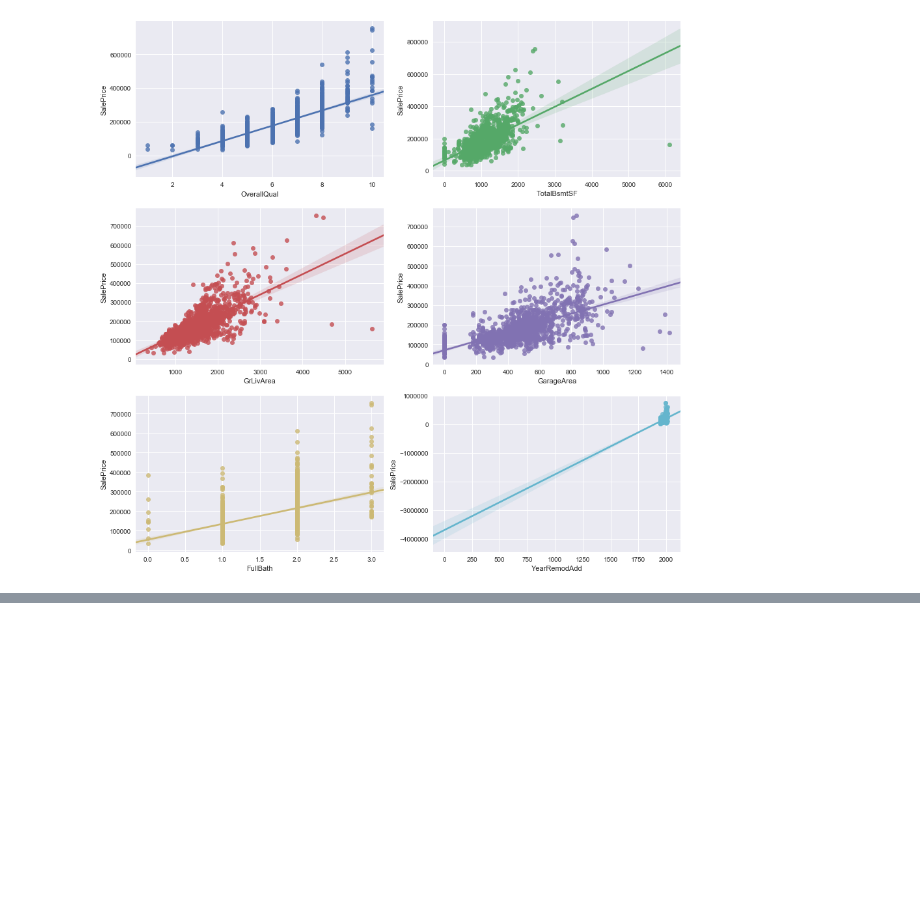
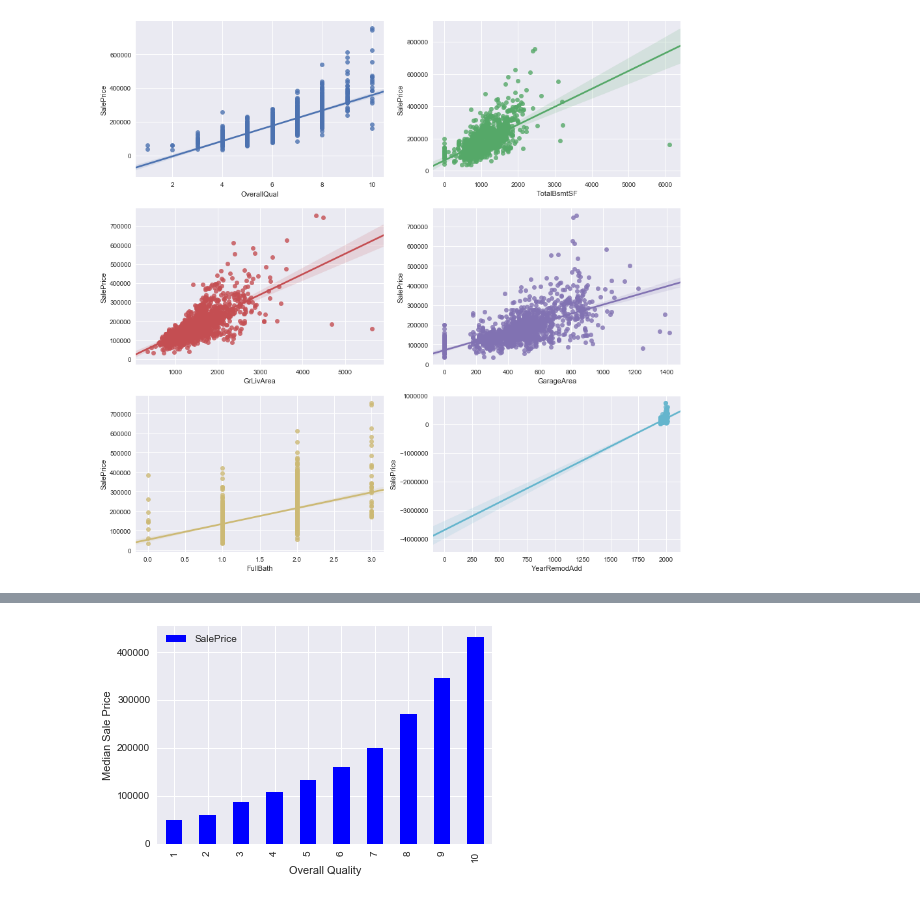
Before and after one commit to DongMinKim23/kaggle, a Jupyter notebook: HousePrices_2.ipynb, the cells around one changed output, grey strips where cells are left out. Saved outputs shown, nothing was run; the diff lists cells and outputs as text; code cells hidden in the pictures; blank space fills up the shorter version.

```diff
--- a/HousePrices_2.ipynb
+++ b/HousePrices_2.ipynb
@@ -272,0 +276,14 @@ YearRemodAdd_scatter_plot.plot.scatter('YearRe')
+# %%
+saleprice_overall_quality=df_train.pivot_table(index='OverallQual',
+                                               values='SalePrice',
+                                               aggfunc=np.median)
+#pivot
+'''
+df를 다시 재구성, index에 따른 col를 다시 정하여 value의 위치를 재배열
+'''
+saleprice_overall_quality.plot(kind='bar',color='blue')
+plt.xlabel('Overall Quality')
+plt.ylabel('Median Sale Price')
+plt.show()
+# %% [output]
+[figure, added]
```
Also changed, not shown: parts of 4 cells of this notebook.
